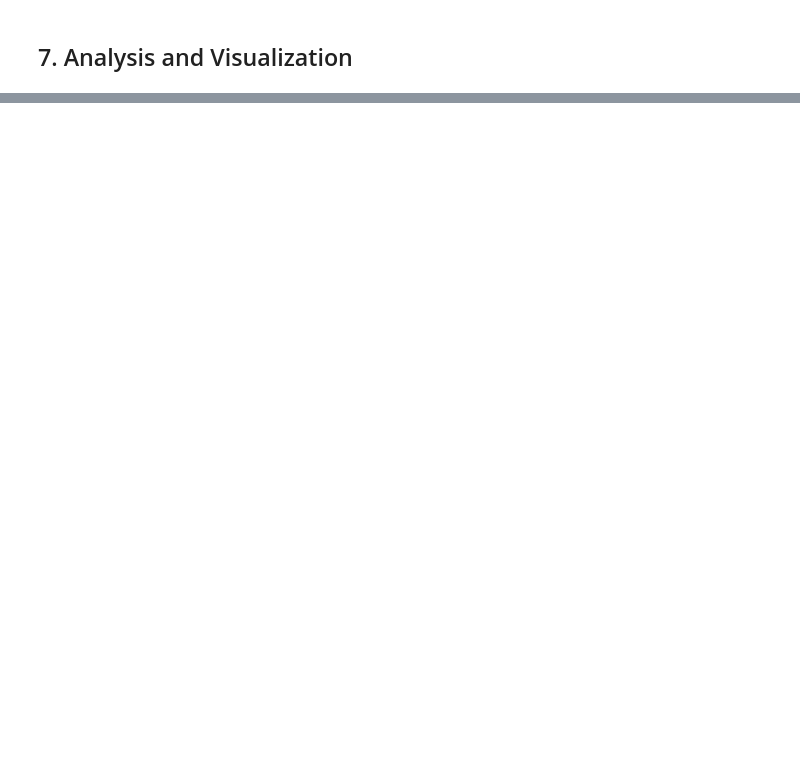
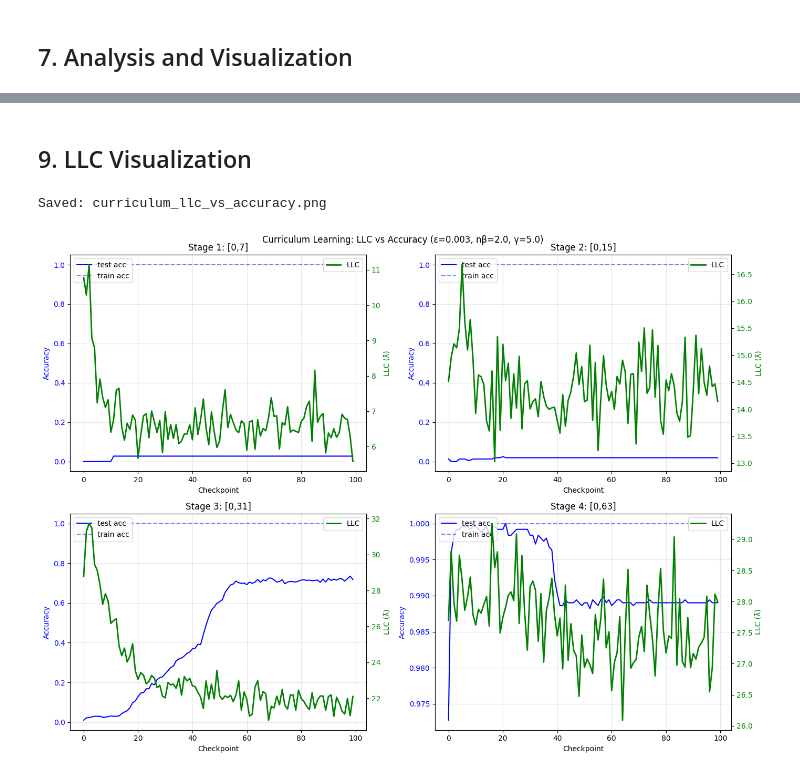
Before and after one commit to DorianAtSchool/SLT_experiments, a Jupyter notebook: main_experiment/true_curriculum_learning.ipynb, the cells around one changed output, grey strips where cells are left out. Saved outputs shown, nothing was run; the diff lists cells and outputs as text; code cells hidden in the pictures; blank space fills up the shorter version.

```diff
--- a/main_experiment/true_curriculum_learning.ipynb
+++ b/main_experiment/true_curriculum_learning.ipynb
@@ -425,0 +694,38 @@ This is the correct way to implement curriculum learning for this task!
+# %% [markdown]
+## 9. LLC Visualization
+# %%
+# Plot LLC vs Accuracy for each curriculum stage (seed 0)
+seed = SEEDS[0]
+fig, axes = plt.subplots(2, 2, figsize=(14, 10))
+axes = axes.flatten()
+
+for stage_idx, (stage_llcs, max_val) in enumerate(zip(curriculum_llcs_by_seed[seed], INPUT_RANGES)):
+    ax1 = axes[stage_idx]
+    ax2 = ax1.twinx()
+
+    df = curriculum_results[seed][max_val]['df']
+
+    # Plot accuracy
+    ax1.plot(df["val_acc"], label="test acc", color='blue')
+    ax1.plot(df["train_acc"], label="train acc", color='blue', linestyle='--', alpha=0.5)
+
+    # Plot LLC
+    llc_values = [llc["llc/mean"] for llc in stage_llcs]
+    ax2.plot(llc_values, color='green', label="LLC", linewidth=2)
+
+    ax1.set_xlabel("Checkpoint")
+    ax1.set_ylabel("Accuracy", color='blue')
+    ax2.set_ylabel("LLC (λ̂)", color='green')
+    ax1.set_title(f"Stage {stage_idx+1}: [0,{max_val}]")
+    ax1.tick_params(axis='y', labelcolor='blue')
+    ax2.tick_params(axis='y', labelcolor='green')
+    ax1.legend(loc='upper left')
+    ax2.legend(loc='upper right')
+    ax1.grid(True, alpha=0.3)
+
+plt.tight_layout()
+plt.suptitle(f"Curriculum Learning: LLC vs Accuracy (ε={llc_lr}, nβ={llc_nbeta}, γ={llc_gamma})", y=1.00)
+save_fig(fig, 'curriculum_llc_vs_accuracy.png')
+# %% [output]
+Saved: curriculum_llc_vs_accuracy.png
+[figure, added]
```
Also changed, not shown: parts of 19 cells of this notebook, 16 other files.
